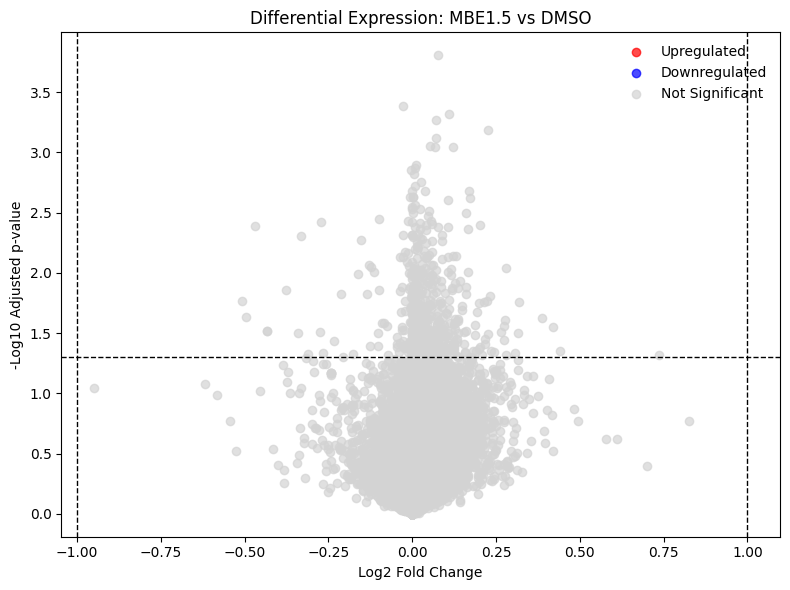
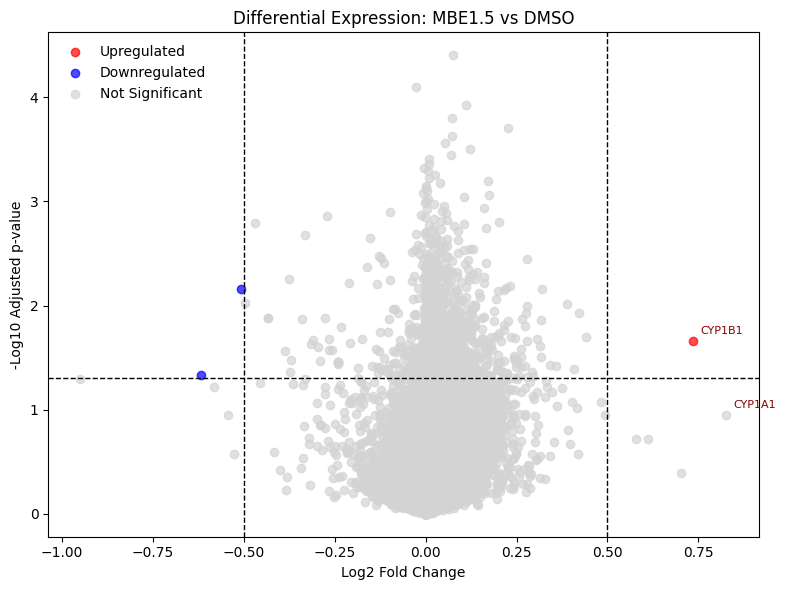
Unified diff of the notebook cell whose output changed from the first chart to the second:
--- before
+++ after
@@ -12,9 +12,15 @@
     plt.scatter(
         subset['log2FC'],
-        -np.log10(subset['pval']),
+        -np.log10(subset['adj_pval']),
         c=color,
         label=category,
         alpha=0.7
     )
+
+for _, row in de_results[de_results['gene_name'].isin(genes_of_interest)].iterrows():
+    plt.annotate(row['gene_name'],
+                 xy=(row['log2FC'], -np.log10(row['adj_pval'])),
+                 xytext=(5, 5), textcoords='offset points',
+                 fontsize=8, color='darkred')
 
 # Threshold lines

Commit: Updated the DE analysis to include genes of interest as expressed in the paper